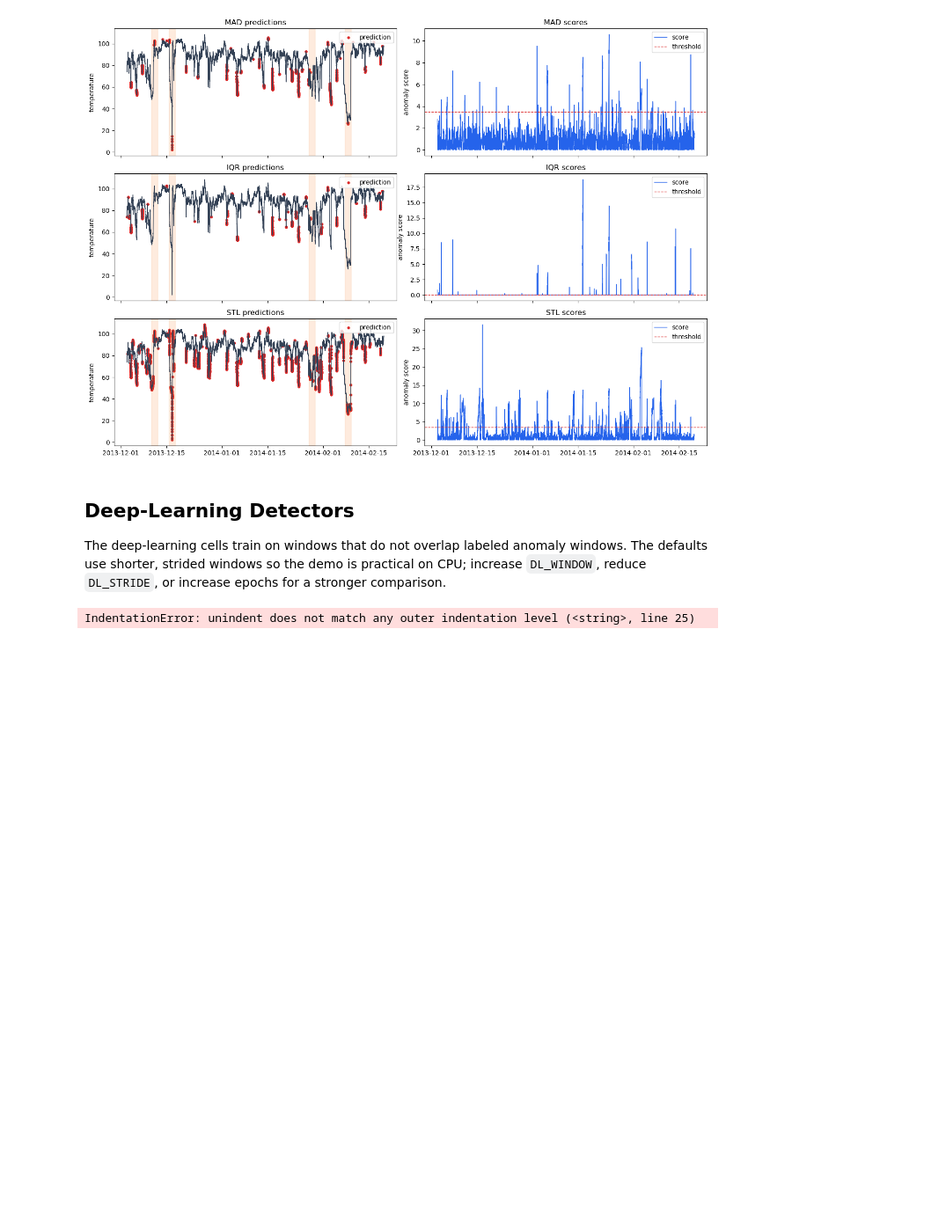
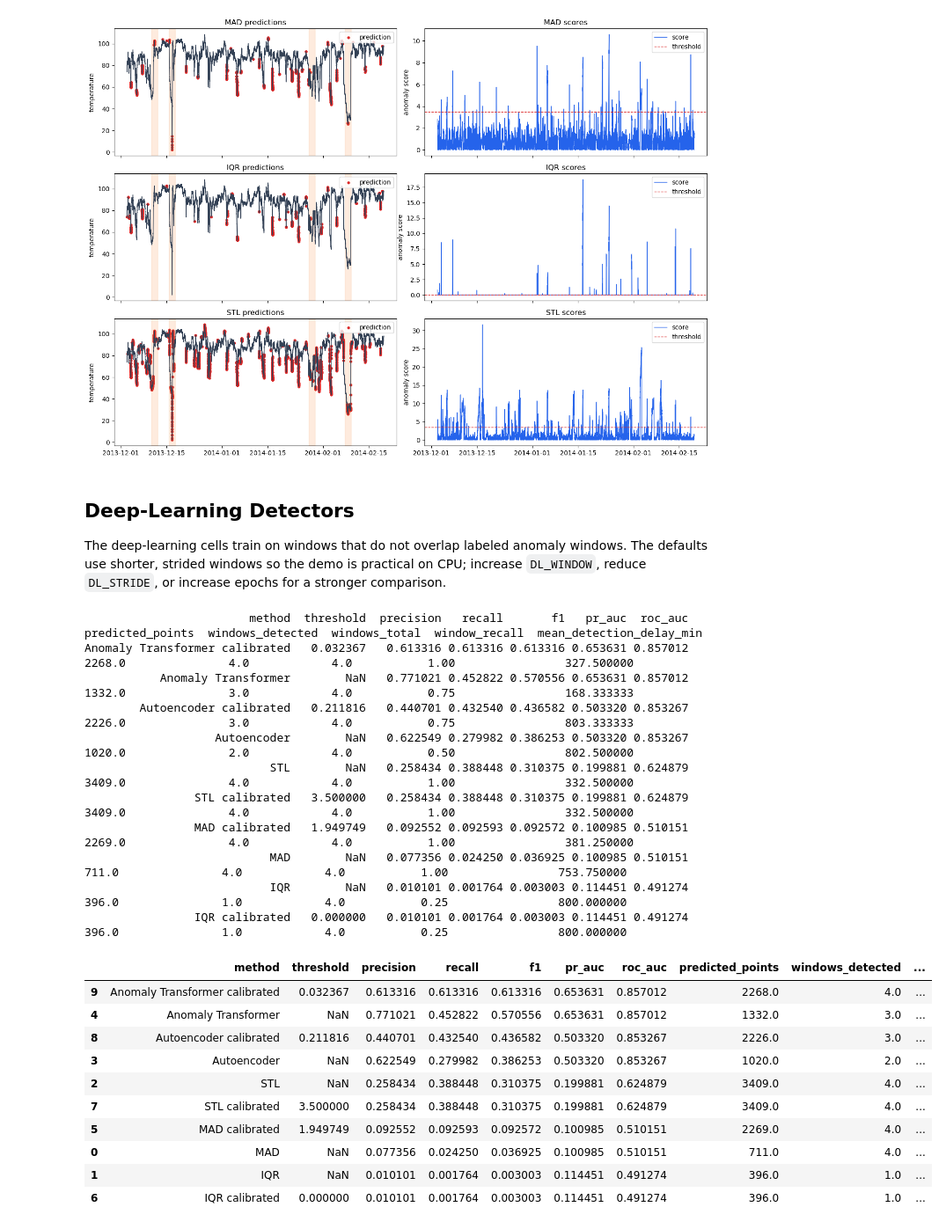
Before and after one commit to Duong-1211/Group14_TKUD, a Jupyter notebook: notebooks/demo_timeseries_anomaly.ipynb, the cells around one changed output. Shown at 88% size. Saved outputs shown, nothing was run; the diff lists cells and outputs as text; code cells hidden in the pictures; blank space fills up the shorter version.

```diff
--- a/notebooks/demo_timeseries_anomaly.ipynb
+++ b/notebooks/demo_timeseries_anomaly.ipynb
@@ -129,33 +129,54 @@ if RUN_DEEP_LEARNING:
 # %%
 all_predictions = {**stat_predictions, **dl_predictions}
 all_rows = [
     evaluate_detector(df, pred, windows, name=name)
     for name, pred in all_predictions.items()
 ]
 
 for name, pred in all_predictions.items():
         score_thresholds = np.quantile(
             pred["score"].astype(float).fillna(0.0),
             [0.90, 0.95, 0.975, 0.98, 0.99, 0.995],
         )
         thresholds = np.unique(
             np.concatenate([score_thresholds, pred["threshold"].astype(float).dropna().unique()])
         )
         sweep = sweep_thresholds(
             df,
             pred,
             windows,
             name=f"{name} calibrated",
             thresholds=thresholds,
         )
         best = sweep.sort_values(["f1", "window_recall"], ascending=False).iloc[0].to_dict()
-        rows.append(best)
+        all_rows.append(best)
 
-    print(compare_detectors(rows).to_string(index=False))
+print(compare_detectors(all_rows).to_string(index=False))
 results = compare_detectors(all_rows)
 results
 # %% [output]
-IndentationError: unindent does not match any outer indentation level (<string>, line 25)
+                        method  threshold  precision   recall       f1   pr_auc  roc_auc  predicted_points  windows_detected  windows_total  window_recall  mean_detection_delay_min
+Anomaly Transformer calibrated   0.032367   0.613316 0.613316 0.613316 0.653631 0.857012            2268.0               4.0            4.0           1.00                327.500000
+           Anomaly Transformer        NaN   0.771021 0.452822 0.570556 0.653631 0.857012            1332.0               3.0            4.0           0.75                168.333333
+        Autoencoder calibrated   0.211816   0.440701 0.432540 0.436582 0.503320 0.853267            2226.0               3.0            4.0           0.75                803.333333
+                   Autoencoder        NaN   0.622549 0.279982 0.386253 0.503320 0.853267            1020.0               2.0            4.0           0.50                802.500000
+                           STL        NaN   0.258434 0.388448 0.310375 0.199881 0.624879            3409.0               4.0            4.0           1.00                332.500000
+                STL calibrated   3.500000   0.258434 0.388448 0.310375 0.199881 0.624879            3409.0               4.0            4.0           1.00                332.500000
+                MAD calibrated   1.949749   0.092552 0.092593 0.092572 0.100985 0.510151            2269.0               4.0            4.0           1.00                381.250000
+                           MAD        NaN   0.077356 0.024250 0.036925 0.100985 0.510151             711.0               4.0            4.0           1.00                753.750000
+                           IQR        NaN   0.010101 0.001764 0.003003 0.114451 0.491274             396.0               1.0            4.0           0.25                800.000000
+                IQR calibrated   0.000000   0.010101 0.001764 0.003003 0.114451 0.491274             396.0               1.0            4.0           0.25                800.000000
+|  | method | threshold | precision | recall | f1 | pr_auc | roc_auc | predicted_points | windows_detected | ... |
+| 9 | Anomaly Transformer calibrated | 0.032367 | 0.613316 | 0.613316 | 0.613316 | 0.653631 | 0.857012 | 2268.0 | 4.0 | ... |
+| 4 | Anomaly Transformer | NaN | 0.771021 | 0.452822 | 0.570556 | 0.653631 | 0.857012 | 1332.0 | 3.0 | ... |
+| 8 | Autoencoder calibrated | 0.211816 | 0.440701 | 0.432540 | 0.436582 | 0.503320 | 0.853267 | 2226.0 | 3.0 | ... |
+| 3 | Autoencoder | NaN | 0.622549 | 0.279982 | 0.386253 | 0.503320 | 0.853267 | 1020.0 | 2.0 | ... |
+| 2 | STL | NaN | 0.258434 | 0.388448 | 0.310375 | 0.199881 | 0.624879 | 3409.0 | 4.0 | ... |
+| 7 | STL calibrated | 3.500000 | 0.258434 | 0.388448 | 0.310375 | 0.199881 | 0.624879 | 3409.0 | 4.0 | ... |
+| 5 | MAD calibrated | 1.949749 | 0.092552 | 0.092593 | 0.092572 | 0.100985 | 0.510151 | 2269.0 | 4.0 | ... |
+| 0 | MAD | NaN | 0.077356 | 0.024250 | 0.036925 | 0.100985 | 0.510151 | 711.0 | 4.0 | ... |
+| 1 | IQR | NaN | 0.010101 | 0.001764 | 0.003003 | 0.114451 | 0.491274 | 396.0 | 1.0 | ... |
+| 6 | IQR calibrated | 0.000000 | 0.010101 | 0.001764 | 0.003003 | 0.114451 | 0.491274 | 396.0 | 1.0 | ... |
 # %%
 if dl_predictions:
     fig, axes = plt.subplots(len(dl_predictions), 2, figsize=(14, 7), sharex="col")
```
Also changed, not shown: parts of 3 cells of this notebook, 3 other files.
